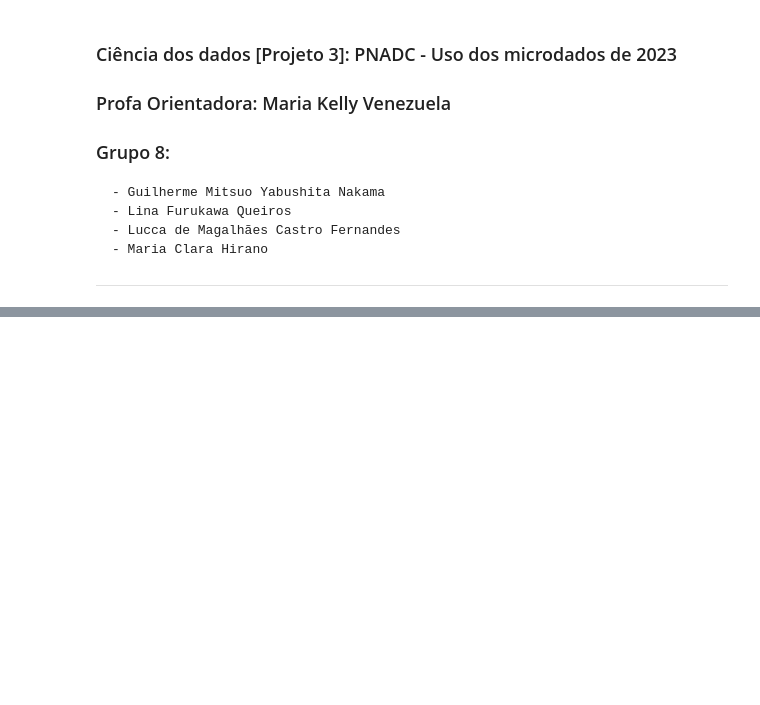
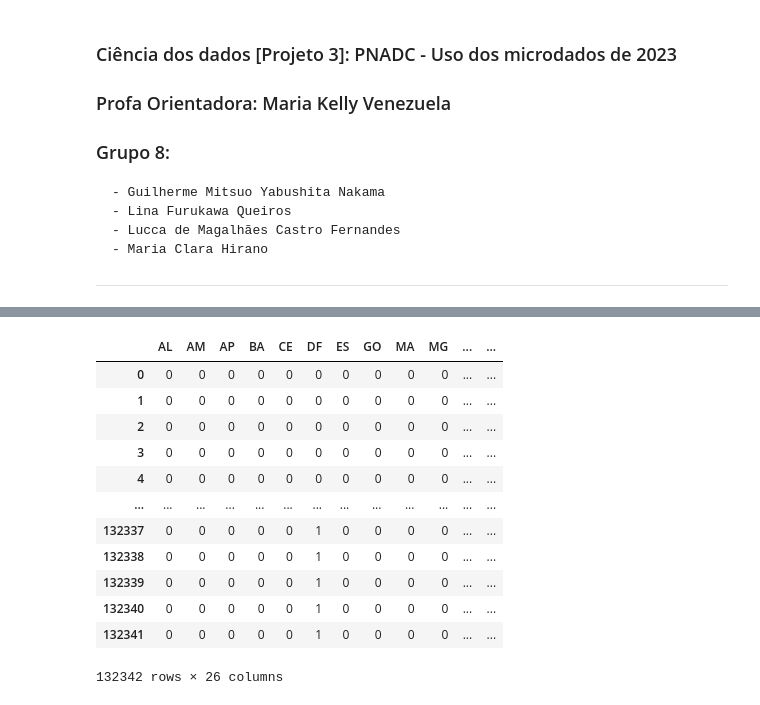
Before and after one commit to guilhermenakama/C_DADOS_PROJETO3, a Jupyter notebook: Database.ipynb, the cells around one changed output, grey strips where cells are left out. Drawn from its saved outputs; the diff is of its cells as text; code cells hidden in the pictures; blank space fills up the shorter version.

Commit message:
Dummies

```diff
--- a/Database.ipynb
+++ b/Database.ipynb
@@ -44,0 +338,17 @@ dados_small.isnull().sum()
+# %%
+dummies_UF = pd.get_dummies(dados_small['UF'],drop_first=True,dtype='int64')
+dummies_UF
+# %% [output]
+|  | AL | AM | AP | BA | CE | DF | ES | GO | MA | MG | ... | ... |
+| 0 | 0 | 0 | 0 | 0 | 0 | 0 | 0 | 0 | 0 | 0 | ... | ... |
+| 1 | 0 | 0 | 0 | 0 | 0 | 0 | 0 | 0 | 0 | 0 | ... | ... |
+| 2 | 0 | 0 | 0 | 0 | 0 | 0 | 0 | 0 | 0 | 0 | ... | ... |
+| 3 | 0 | 0 | 0 | 0 | 0 | 0 | 0 | 0 | 0 | 0 | ... | ... |
+| 4 | 0 | 0 | 0 | 0 | 0 | 0 | 0 | 0 | 0 | 0 | ... | ... |
+| ... | ... | ... | ... | ... | ... | ... | ... | ... | ... | ... | ... | ... |
+| 132337 | 0 | 0 | 0 | 0 | 0 | 1 | 0 | 0 | 0 | 0 | ... | ... |
+| 132338 | 0 | 0 | 0 | 0 | 0 | 1 | 0 | 0 | 0 | 0 | ... | ... |
+| 132339 | 0 | 0 | 0 | 0 | 0 | 1 | 0 | 0 | 0 | 0 | ... | ... |
+| 132340 | 0 | 0 | 0 | 0 | 0 | 1 | 0 | 0 | 0 | 0 | ... | ... |
+| 132341 | 0 | 0 | 0 | 0 | 0 | 1 | 0 | 0 | 0 | 0 | ... | ... |
+132342 rows × 26 columns
```
Also changed, not shown: parts of 25 cells of this notebook, 1 other file.
